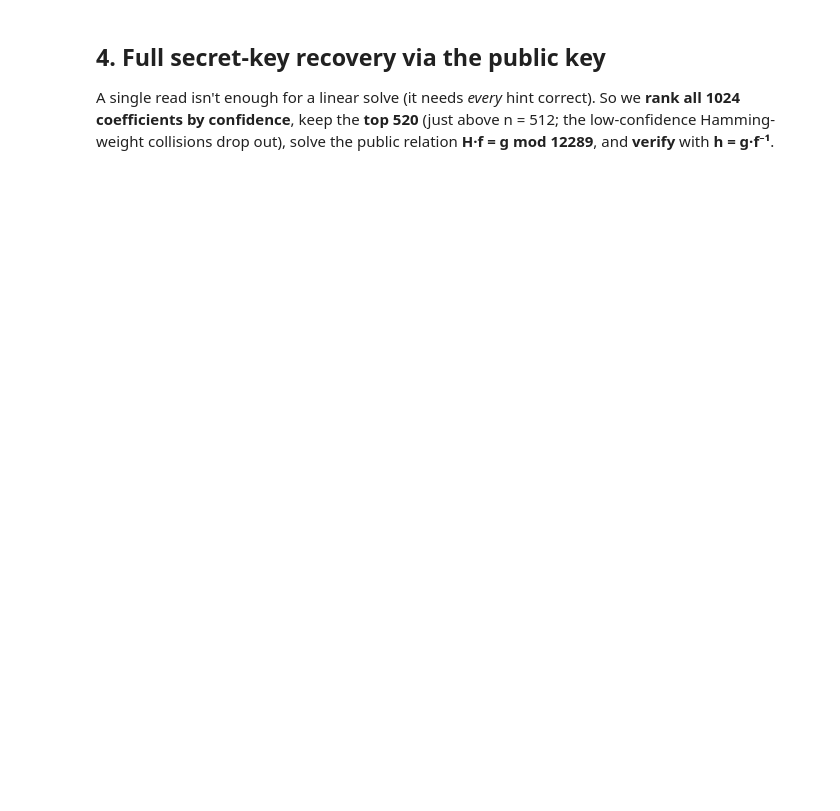
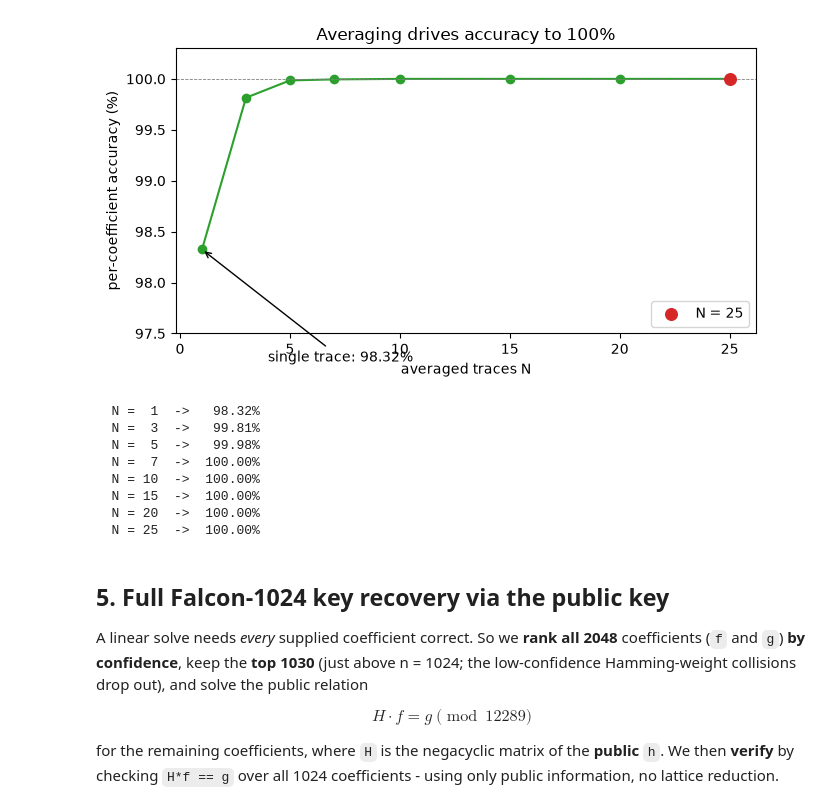
Before and after one commit to Mervespm/Pinata, a Jupyter notebook: sca-scripts/demo/falcon_demo.ipynb, the cells around one changed output. Saved outputs shown, nothing was run; the diff lists cells and outputs as text; code cells hidden in the pictures; blank space fills up the shorter version.

```diff
--- a/sca-scripts/demo/falcon_demo.ipynb
+++ b/sca-scripts/demo/falcon_demo.ipynb
@@ -12,12 +18,22 @@ complete and verify the full secret key.
 # %%
-import os, sys, numpy as np, matplotlib.pyplot as plt
+import os, sys, time, numpy as np, matplotlib.pyplot as plt
 sys.path.insert(0, os.path.abspath(os.path.join('..', 'template_attack')))
 import falcon_keymath as km
 
+# real measured artifacts (STM32F4, Falcon-512 decode)
 Cf = np.load('nb_corr_full.npz'); corr = Cf['corr']; trace = Cf['example'].astype(float)
-pois = np.load(os.path.join('..', 'template_attack', 'templates.npz'))['pois']
-C = np.load('demo_leak_model.npz'); pool = {}
-for t, p, m in zip(C['true'], C['pred'], C['margin']): pool.setdefault(int(t), []).append((int(p), float(m)))
-keys = km.load_keyset(os.path.join('..', 'keys', 'falcon_f0_forced_demo'))
-print('ready: correlation, target trace, trained template, leak model, keyset')
+L = np.load('demo_leak_model.npz'); true_c, pred_c, marg_c = L['true'], L['pred'], L['margin']
+acc_vs_n = np.load('nb_acc_vs_n.npy')          # (N, accuracy) averaging curve
+
+# per-value template behaviour, sampled from the real measurement
+pool = {}
+for t, p, m in zip(true_c, pred_c, marg_c): pool.setdefault(int(t), []).append((int(p), float(m)))
+
+# genuine Falcon-1024 instance to recover
+K = np.load('nb_falcon1024.npz'); f_true = K['f'].astype(int); g_true = K['g'].astype(int)
+h = K['h'].astype(np.uint32); N = km.N
+
+single_acc = float(np.mean(true_c == pred_c)) * 100
+print(f'ready: Falcon-{N} key (n={N}), measured template, {len(true_c)} profiled reads')
+print(f'measured single-trace per-coefficient accuracy: {single_acc:.2f}%')
 # %% [output]
@@ -81,9 +119,36 @@ for i in range(6):
+# %%
+Ns, accs = acc_vs_n[:, 0], acc_vs_n[:, 1] * 100
+plt.figure(figsize=(6.8, 3.8))
+plt.plot(Ns, accs, 'o-', color='C2')
+plt.axhline(100, ls='--', lw=.6, color='gray')
+plt.annotate(f'single trace: {accs[0]:.2f}%', xy=(Ns[0], accs[0]), xytext=(4, accs[0] - 1.1),
+             arrowprops=dict(arrowstyle='->'))
+plt.scatter([25], [accs[Ns == 25][0]], s=70, color='C3', zorder=5, label='N = 25')
+plt.xlabel('averaged traces N'); plt.ylabel('per-coefficient accuracy (%)')
+plt.ylim(97.5, 100.3); plt.legend(); plt.title('Averaging drives accuracy to 100%')
+plt.tight_layout(); plt.show()
+for n, a in acc_vs_n: print(f'  N = {int(n):>2d}  ->  {a*100:6.2f}%')
+# %% [output]
+[figure, added]
+  N =  1  ->   98.32%
+  N =  3  ->   99.81%
+  N =  5  ->   99.98%
+  N =  7  ->  100.00%
+  N = 10  ->  100.00%
+  N = 15  ->  100.00%
+  N = 20  ->  100.00%
+  N = 25  ->  100.00%
 # %% [markdown]
-## 4. Full secret-key recovery via the public key
+## 5. Full Falcon-1024 key recovery via the public key
 
-A single read isn't enough for a linear solve (it needs *every* hint correct). So we
-**rank all 1024 coefficients by confidence**, keep the **top 520** (just above n = 512;
-the low-confidence Hamming-weight collisions drop out), solve the public relation
-**H·f = g mod 12289**, and **verify** with **h = g·f⁻¹**.
+A linear solve needs *every* supplied coefficient correct. So we **rank all 2048**
+coefficients (`f` and `g`) **by confidence**, keep the **top 1030** (just above n = 1024;
+the low-confidence Hamming-weight collisions drop out), and solve the public relation
+
+$$ H \cdot f = g \pmod{12289} $$
+
+for the remaining coefficients, where `H` is the negacyclic matrix of the **public** `h`.
+We then **verify** by checking `H*f == g` over all 1024 coefficients - using only public
+information, no lattice reduction.
 # %%
 cand = []
```
Also changed, not shown: parts of 14 cells of this notebook, 8 other files.
